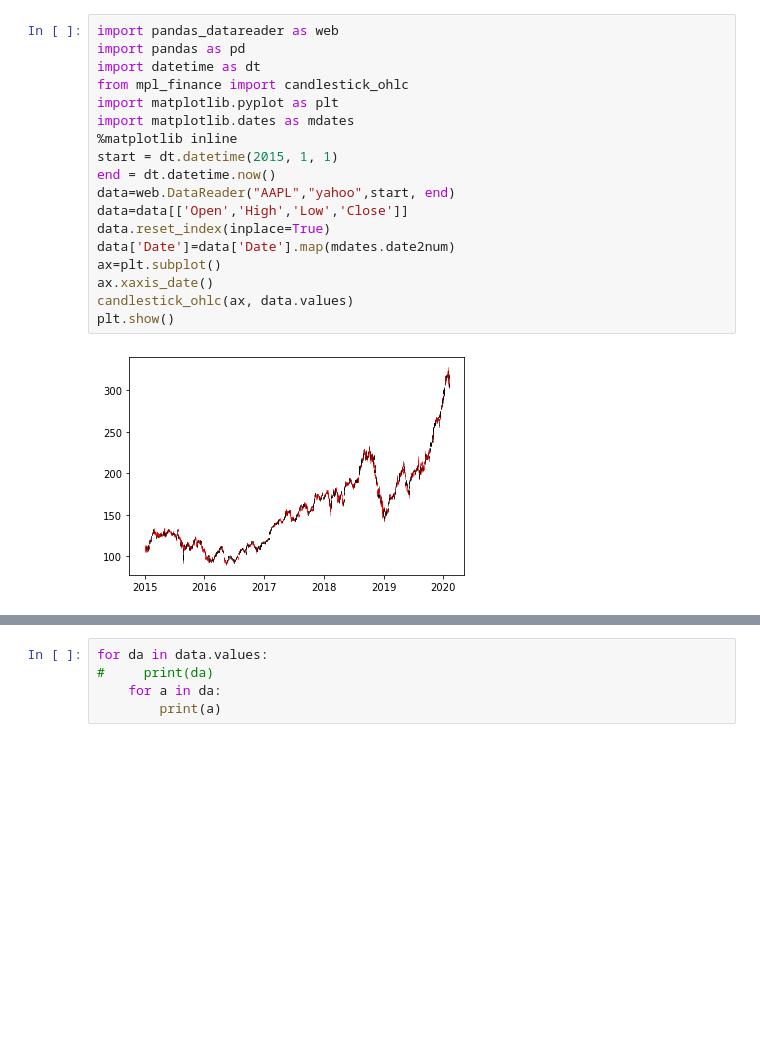
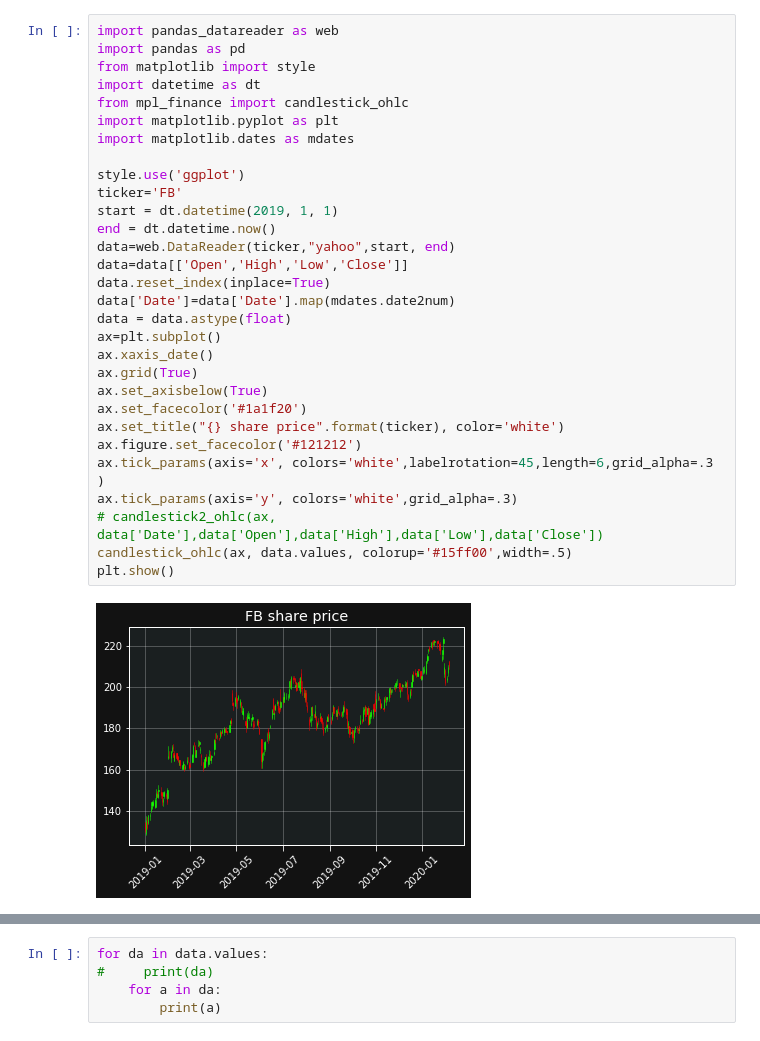
Before and after one commit to sunilkurahatti/python_practice, a Jupyter notebook: Untitled2.ipynb, the cells around one changed output, grey strips where cells are left out. Cells and saved outputs as stored; diff of their text form; blank space fills up the shorter version.

Commit message:
ohlc full complete

```diff
--- a/Untitled2.ipynb
+++ b/Untitled2.ipynb
@@ -1,20 +1,32 @@
 # %%
 import pandas_datareader as web
 import pandas as pd
+from matplotlib import style
 import datetime as dt
 from mpl_finance import candlestick_ohlc
 import matplotlib.pyplot as plt
 import matplotlib.dates as mdates
-%matplotlib inline
-start = dt.datetime(2015, 1, 1)
+
+style.use('ggplot')
+ticker='FB'
+start = dt.datetime(2019, 1, 1)
 end = dt.datetime.now()
-data=web.DataReader("AAPL","yahoo",start, end)
+data=web.DataReader(ticker,"yahoo",start, end)
 data=data[['Open','High','Low','Close']]
 data.reset_index(inplace=True)
 data['Date']=data['Date'].map(mdates.date2num)
+data = data.astype(float)
 ax=plt.subplot()
 ax.xaxis_date()
-candlestick_ohlc(ax, data.values)
+ax.grid(True)
+ax.set_axisbelow(True)
+ax.set_facecolor('#1a1f20')
+ax.set_title("{} share price".format(ticker), color='white')
+ax.figure.set_facecolor('#121212')
+ax.tick_params(axis='x', colors='white',labelrotation=45,length=6,grid_alpha=.3 )
+ax.tick_params(axis='y', colors='white',grid_alpha=.3)
+# candlestick2_ohlc(ax, data['Date'],data['Open'],data['High'],data['Low'],data['Close'])
+candlestick_ohlc(ax, data.values, colorup='#15ff00',width=.5)
 plt.show()
 # %% [output]
-[figure, old version]
+[figure, new version]
```
Also changed, not shown: parts of 1 cell of this notebook, 1 other file.
